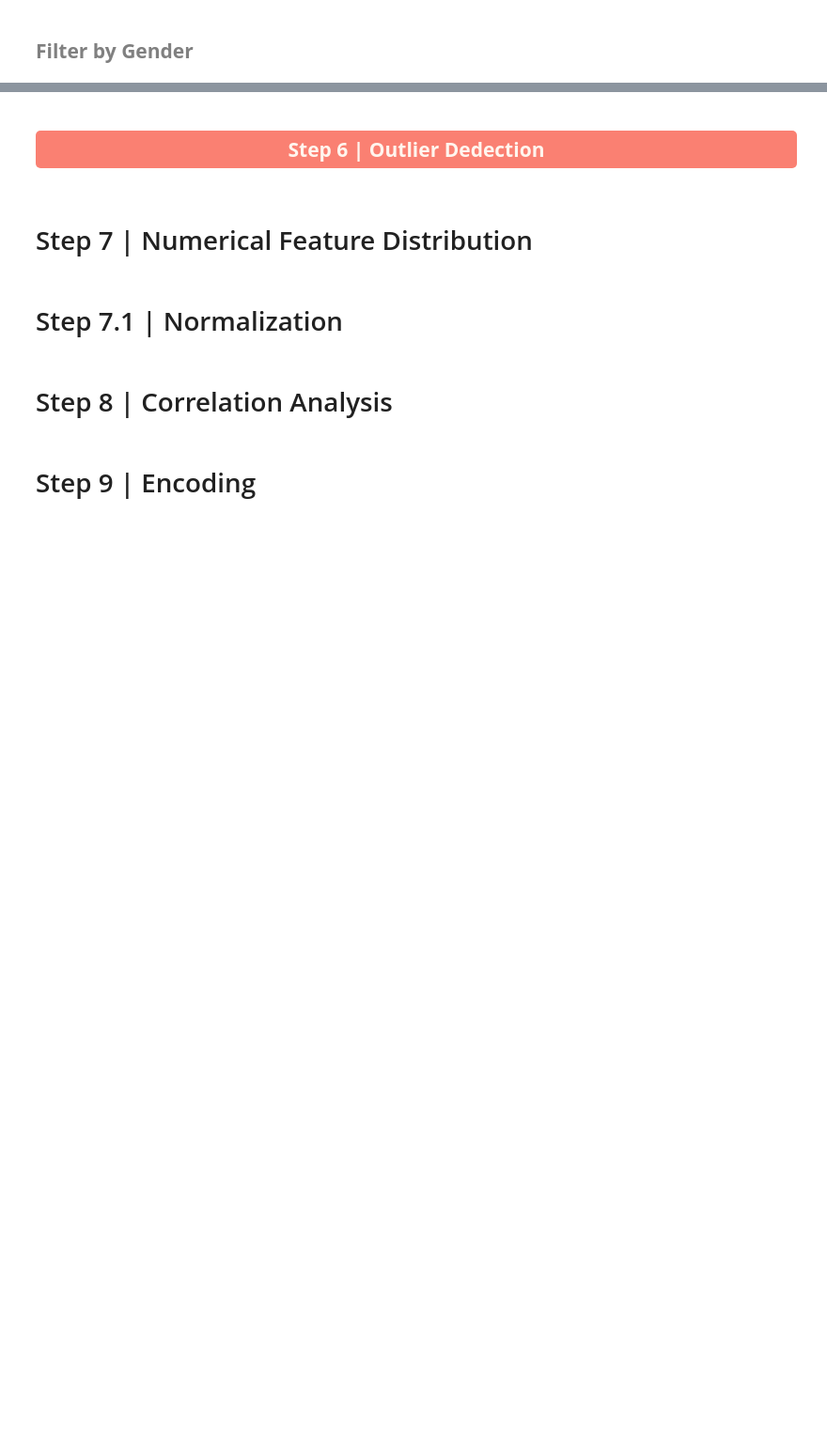
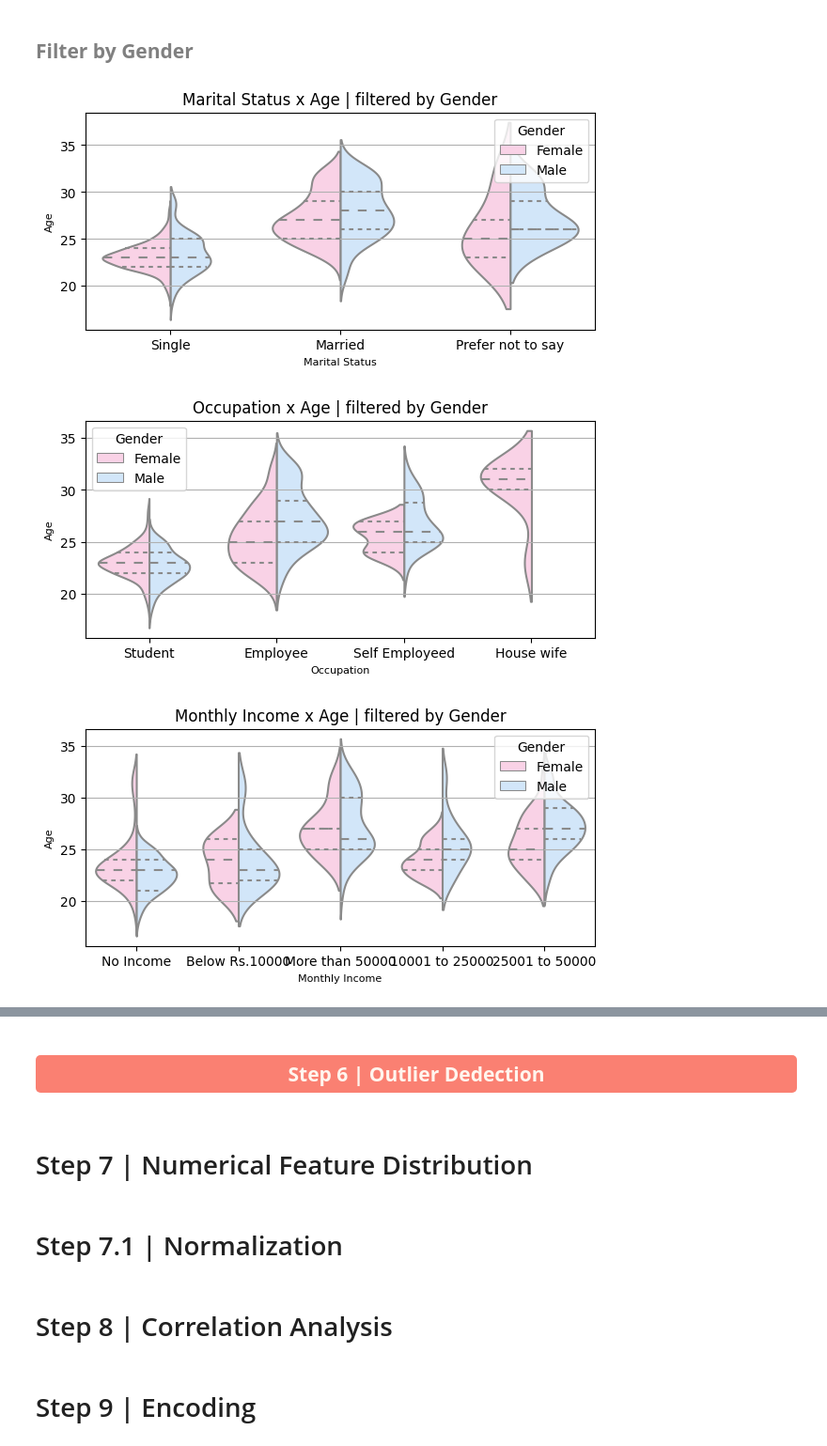
Before and after one commit to Luan338/E-commerce-Online-Foods, a Jupyter notebook: OnlineFoods.ipynb, the cells around one changed output, grey strips where cells are left out. Shown: that part at 94% size. Drawn from its saved outputs; the diff is of its cells as text; code cells hidden in the pictures; blank space fills up the shorter version.

Commit message:
Kaggle Notebook | 🍔| Exploring: Online Foods | Version 6

```diff
--- a/OnlineFoods.ipynb
+++ b/OnlineFoods.ipynb
@@ -66,6 +66,10 @@ import warnings  # Suppress warnings
 # HTML & Styles
 from colorama import Fore, Style
 from IPython.display import display, HTML
+
+# Palette
+palette = ['#ffcce6', '#cce6ff']
+color_palette = sns.color_palette(palette)
 # %% [markdown]
 <div style="width:100%; height:50px; background-color: #FA8072; border-radius:5px 5px; display:flex; ">
     <h1 style="width:100%; font-weight: bold; font-family:Times New Roman; color:#FFF5EE; font-size:140%; font-family:Monospace; text-align:center; margin: auto">STEP 2 | Loading Data</h1>
@@ -410,2 +440,21 @@ Name: count, dtype: int64
 # %% [markdown]
 <h3 style="width:100%; font-weight: bold; font-family:Times New Roman; color:#808080; font-size:140%; font-family:Monospace; margin: auto">Filter by Gender</h3>
+# %%
+def graphicViolinPlot(_x,_y,filter,data):
+    plt.figure(figsize=(7,3))
+    plt.title(f'{_x} x {_y} | filtered by {filter}', fontsize=12)
+    plt.xlabel(_x, fontsize=8)
+    plt.ylabel(_y, fontsize=8)
+    plt.legend(title=filter)
+    plt.grid(True)
+    sns.violinplot(data=data, x=_x, y=_y, hue=filter, split=True, inner="quart", palette=palette)
+# %%
+graphicViolinPlot('Marital Status', 'Age', 'Gender', df_Foods)
+graphicViolinPlot('Occupation', 'Age', 'Gender', df_Foods)
+graphicViolinPlot('Monthly Income', 'Age', 'Gender', df_Foods)
+graphicViolinPlot('Educational Qualifications', 'Age', 'Gender', df_Foods)
+graphicViolinPlot('county', 'Age', 'Gender', df_Foods)
+# %% [output]
+[figure, added]
+[figure, added]
+[figure, added]
```
Also changed, not shown: parts of 8 cells of this notebook.
